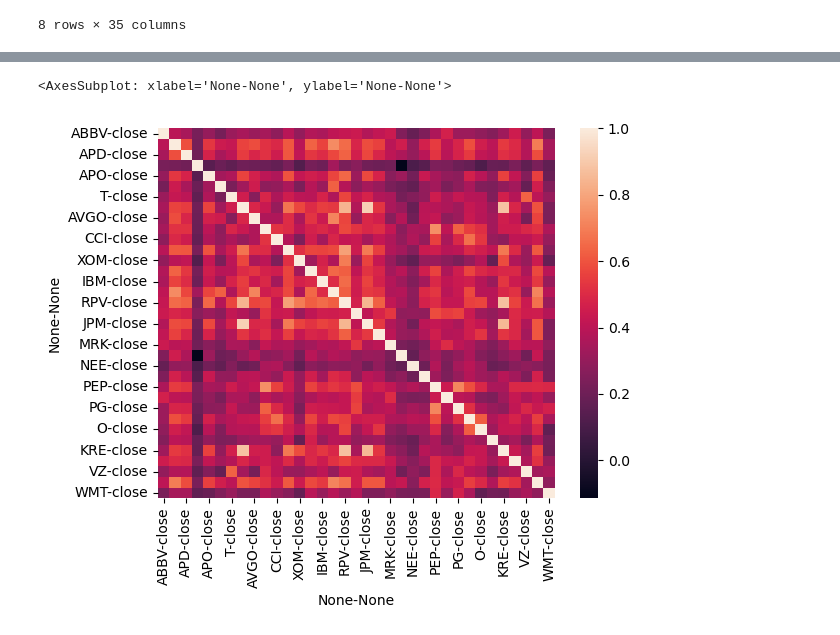
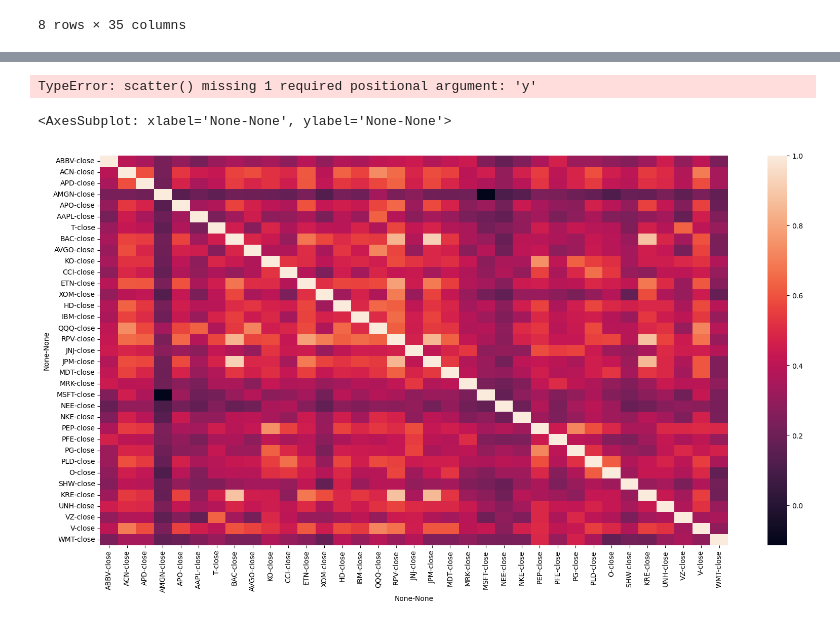
Before and after one commit to omarmoreta/Fintech_Project_1, a Jupyter notebook: Resources/Portfolio_Setup.ipynb, the cells around one changed output, grey strips where cells are left out. Cells and saved outputs as stored; diff of their text form; code cells hidden in the pictures.

```diff
--- a/Resources/Portfolio_Setup.ipynb
+++ b/Resources/Portfolio_Setup.ipynb
@@ -262,6 +273,11 @@ daily_returns.describe()
+# %%
+daily_returns["MSFT"].plot.scatter("close")
+# %% [output]
+TypeError: scatter() missing 1 required positional argument: 'y'
 # %%
 correlation = daily_returns.corr()
-sns.heatmap(correlation)
+fig, ax = plt.subplots(figsize=(20,10))
+sns.heatmap(correlation, ax =ax)
 # %% [output]
 <AxesSubplot: xlabel='None-None', ylabel='None-None'>
-[figure, old version]
+[figure, new version]
```
Also changed, not shown: parts of 9 cells of this notebook.
